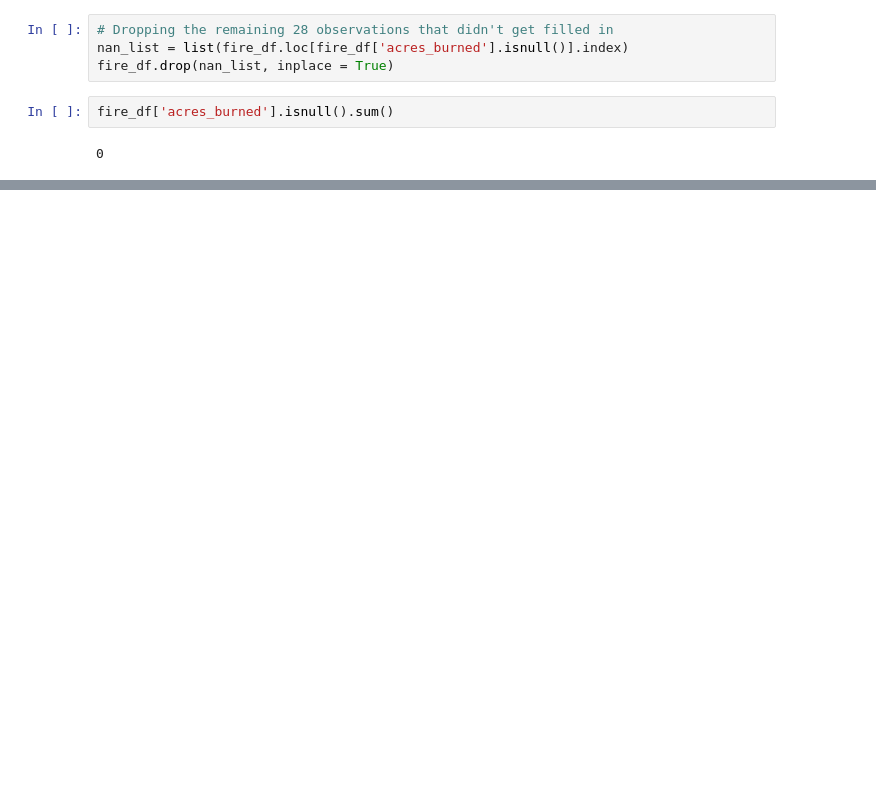
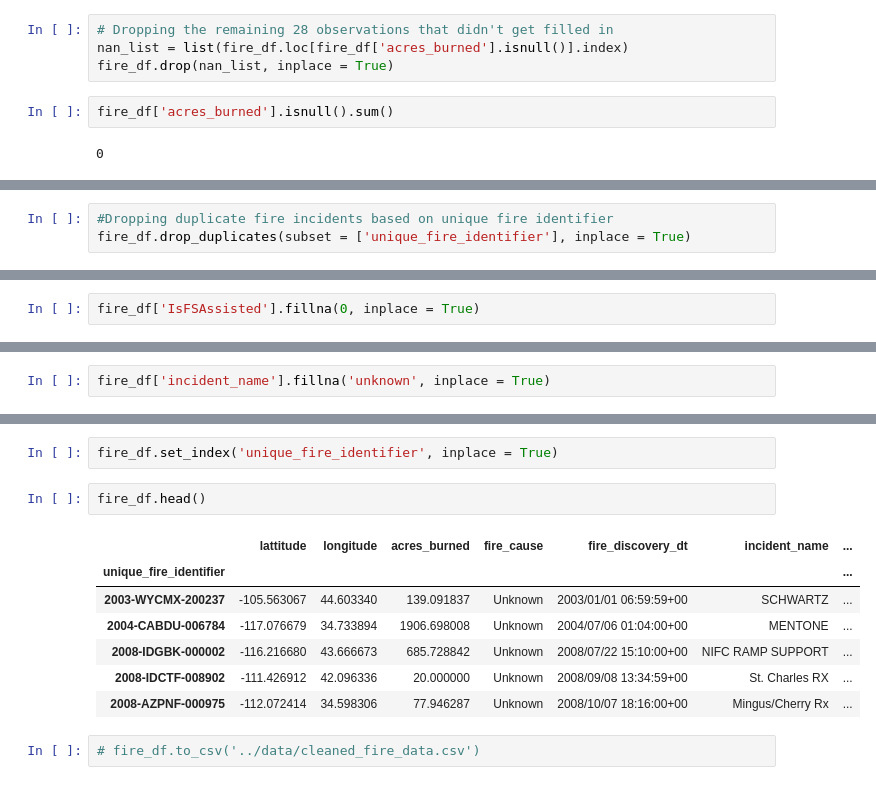
Before and after one commit to HOWBZR/Fire_Repo, a Jupyter notebook: Code/fire_data_cleaning.ipynb, the cells around one changed output, grey strips where cells are left out. Drawn from its saved outputs; the diff is of its cells as text; blank space fills up the shorter version.

Commit message:
completed cleaning of fire data

```diff
--- a/Code/fire_data_cleaning.ipynb
+++ b/Code/fire_data_cleaning.ipynb
@@ -242,0 +253,3 @@ fire_df['acres_burned'].isnull().sum()
+# %%
+#Dropping duplicate fire incidents based on unique fire identifier
+fire_df.drop_duplicates(subset = ['unique_fire_identifier'], inplace = True)
@@ -242,0 +260,2 @@ fire_df['acres_burned'].isnull().sum()
+# %%
+fire_df['IsFSAssisted'].fillna(0, inplace = True)
@@ -242,0 +278,2 @@ fire_df['acres_burned'].isnull().sum()
+# %%
+fire_df['incident_name'].fillna('unknown', inplace = True)
@@ -242,0 +296,14 @@ fire_df['acres_burned'].isnull().sum()
+# %%
+fire_df.set_index('unique_fire_identifier', inplace = True)
+# %%
+fire_df.head()
+# %% [output]
+|  | lattitude | longitude | acres_burned | fire_cause | fire_discovery_dt | incident_name | ... |
+| unique_fire_identifier |  |  |  |  |  |  | ... |
+| 2003-WYCMX-200237 | -105.563067 | 44.603340 | 139.091837 | Unknown | 2003/01/01 06:59:59+00 | SCHWARTZ | ... |
+| 2004-CABDU-006784 | -117.076679 | 34.733894 | 1906.698008 | Unknown | 2004/07/06 01:04:00+00 | MENTONE | ... |
+| 2008-IDGBK-000002 | -116.216680 | 43.666673 | 685.728842 | Unknown | 2008/07/22 15:10:00+00 | NIFC RAMP SUPPORT | ... |
+| 2008-IDCTF-008902 | -111.426912 | 42.096336 | 20.000000 | Unknown | 2008/09/08 13:34:59+00 | St. Charles RX | ... |
+| 2008-AZPNF-000975 | -112.072414 | 34.598306 | 77.946287 | Unknown | 2008/10/07 18:16:00+00 | Mingus/Cherry Rx | ... |
+# %%
+# fire_df.to_csv('../data/cleaned_fire_data.csv')
```
Also changed, not shown: parts of 13 cells of this notebook, 57 other files.
